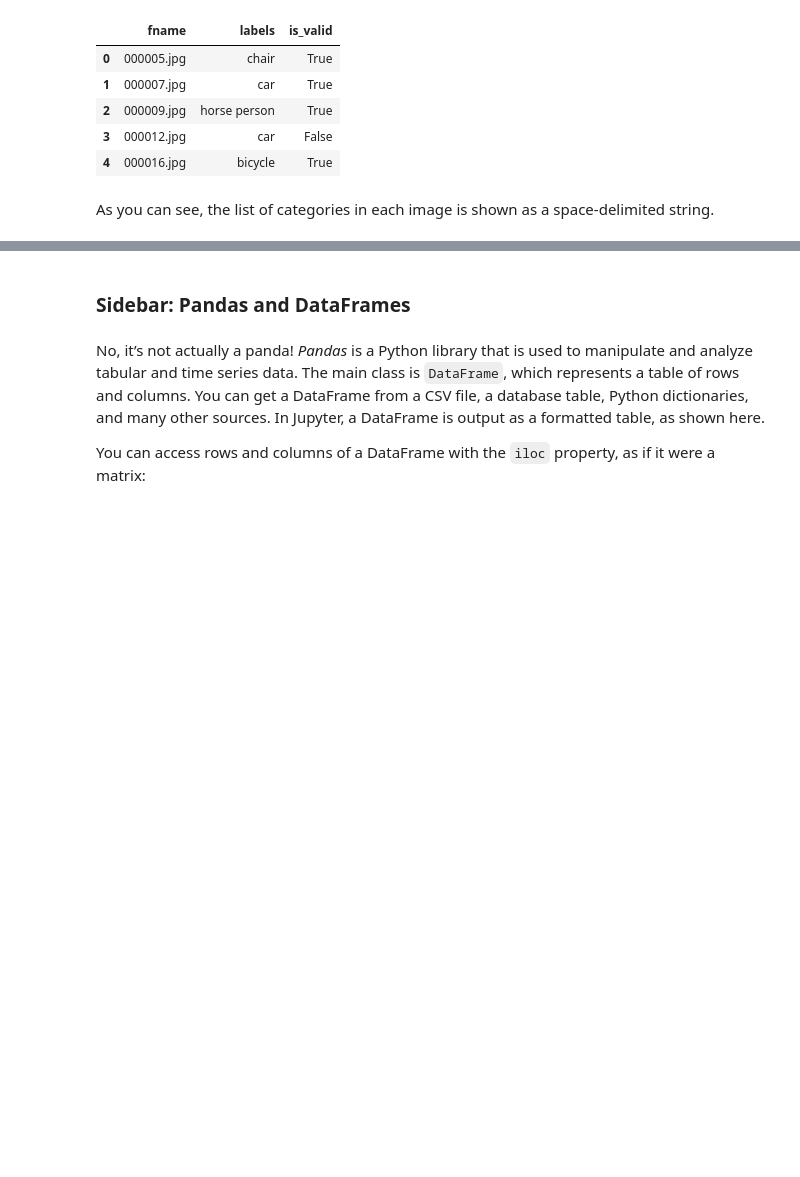
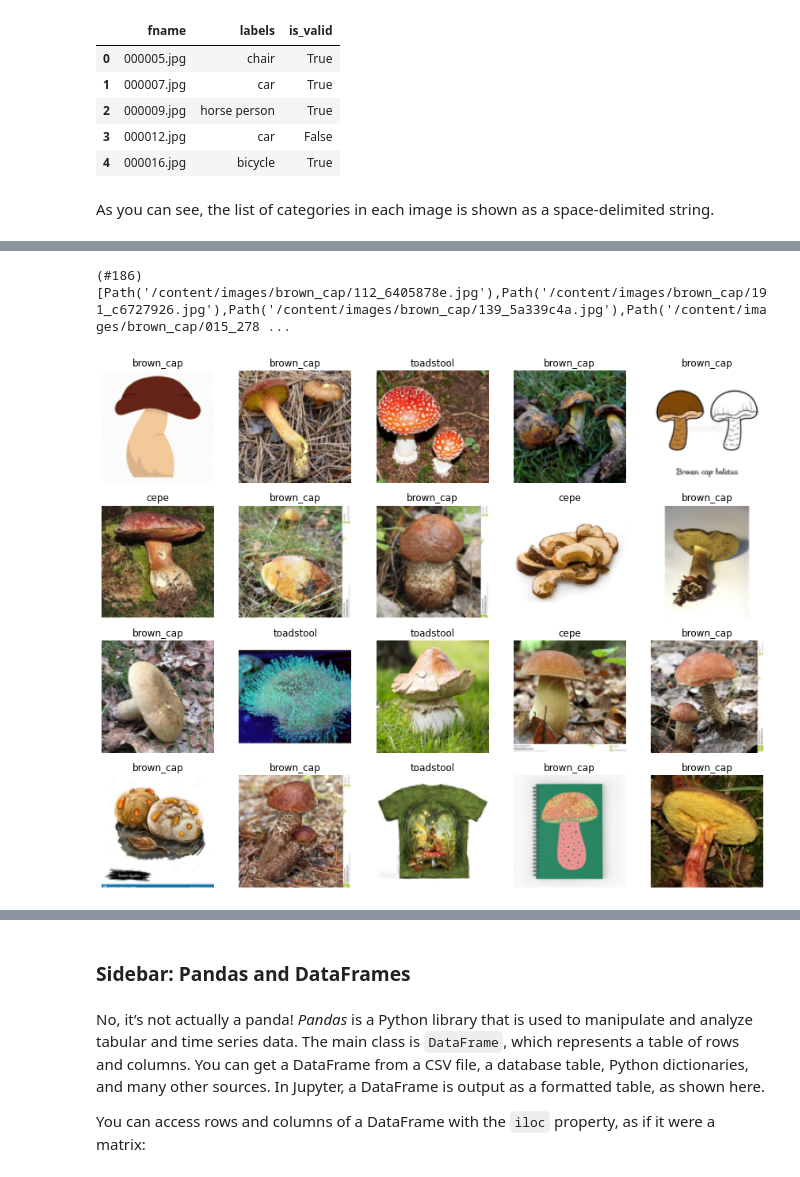
Before and after one commit to GrueneKatze/FastAI4, a Jupyter notebook: FastAI_06_multicat.ipynb, the cells around one changed output, grey strips where cells are left out. Cells and saved outputs as stored; diff of their text form; code cells hidden in the pictures; blank space fills up the shorter version.

```diff
--- a/FastAI_06_multicat.ipynb
+++ b/FastAI_06_multicat.ipynb
@@ -62,0 +92,17 @@ As you can see, the list of categories in each image is shown as a space-delimit
+# %%
+files_br
+# %% [output]
+(#186) [Path('/content/images/brown_cap/112_6405878e.jpg'),Path('/content/images/brown_cap/191_c6727926.jpg'),Path('/content/images/brown_cap/139_5a339c4a.jpg'),Path('/content/images/brown_cap/015_278 ...
+# %%
+mushrooms = DataBlock(
+    blocks=(ImageBlock, CategoryBlock),
+    get_items=get_image_files,
+    splitter=RandomSplitter(valid_pct=0.2, seed=42),
+    get_y=parent_label,
+    item_tfms=Resize(128))
+# %%
+dls = mushrooms.dataloaders('/content/images/')#path'll require update
+# %%
+dls.valid.show_batch(max_n=20, nrows=4)
+# %% [output]
+[figure, added]
```
Also changed, not shown: parts of 8 cells of this notebook.
